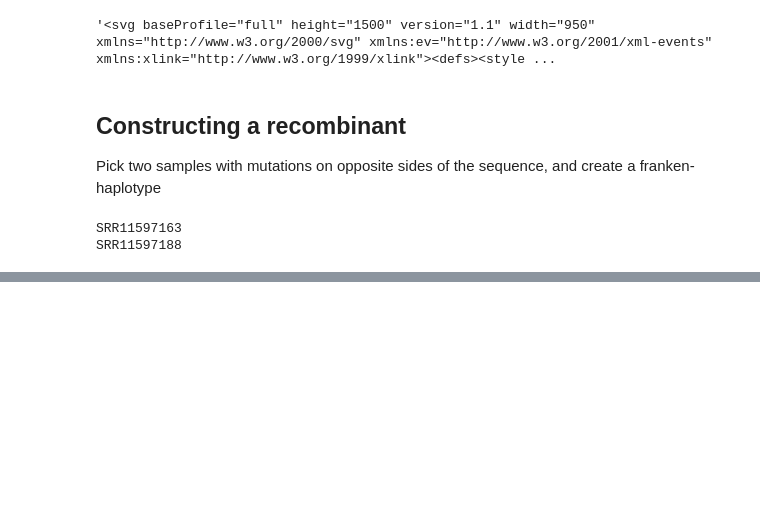
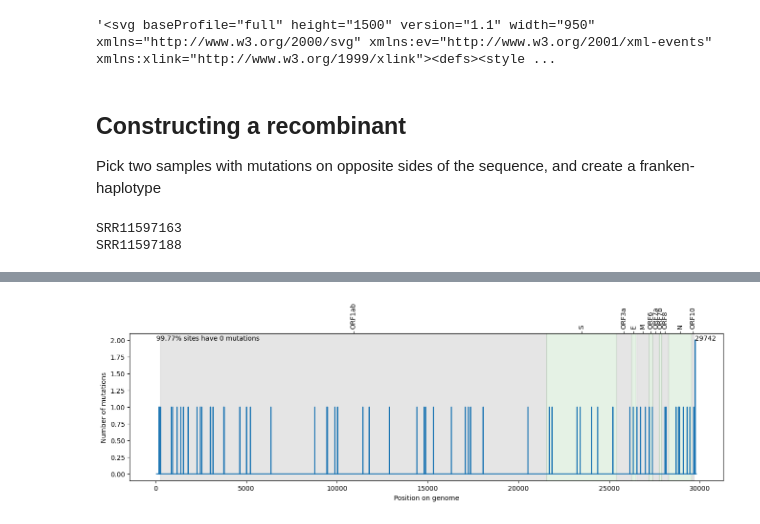
Before and after one commit to jeromekelleher/sc2ts, a Jupyter notebook: notebooks/test_ts.ipynb, the cells around one changed output, grey strips where cells are left out. Drawn from its saved outputs; the diff is of its cells as text; code cells hidden in the pictures; blank space fills up the shorter version.

```diff
--- a/notebooks/test_ts.ipynb
+++ b/notebooks/test_ts.ipynb
@@ -127,0 +131,3 @@ SRR11597163     51      [(15107, 'T'), (28930, 'T')]
+# %%
+ti = sc2ts.TreeInfo(ts)
+ti
@@ -127,0 +153,4 @@ SRR11597163     51      [(15107, 'T'), (28930, 'T')]
+# %%
+ti.plot_mutations_per_site()
+# %% [output]
+[figure, added]
```
Also changed, not shown: parts of 10 cells of this notebook, 1 other file.
